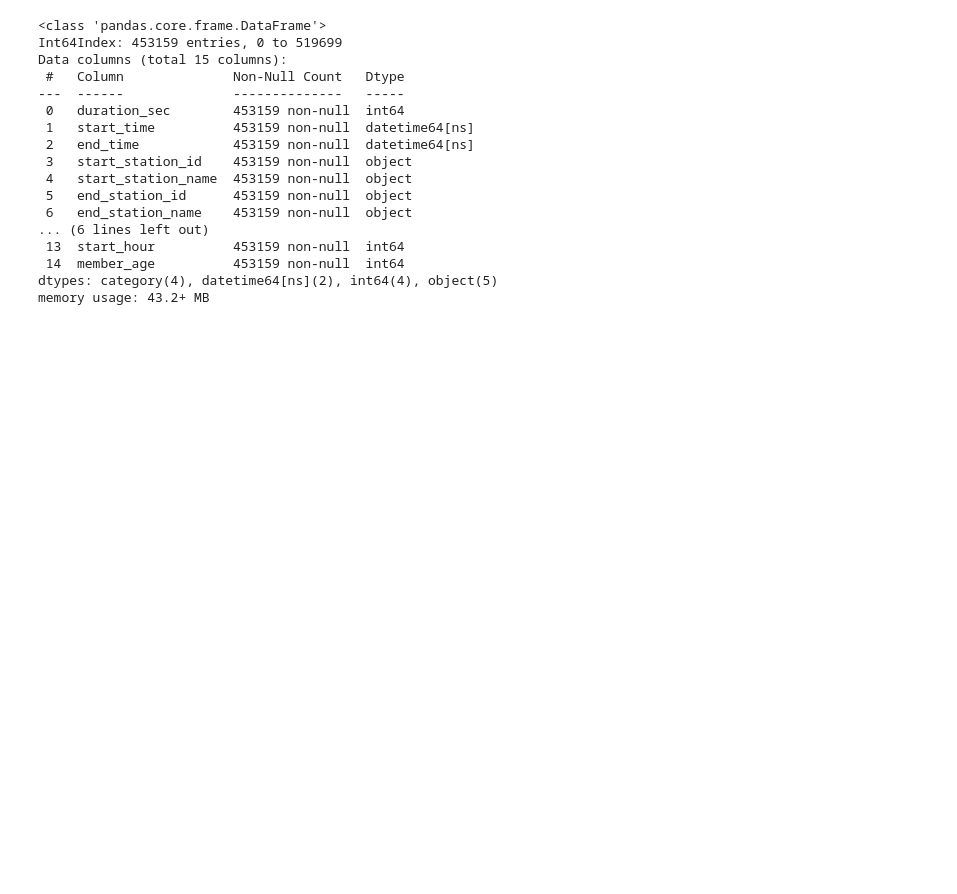
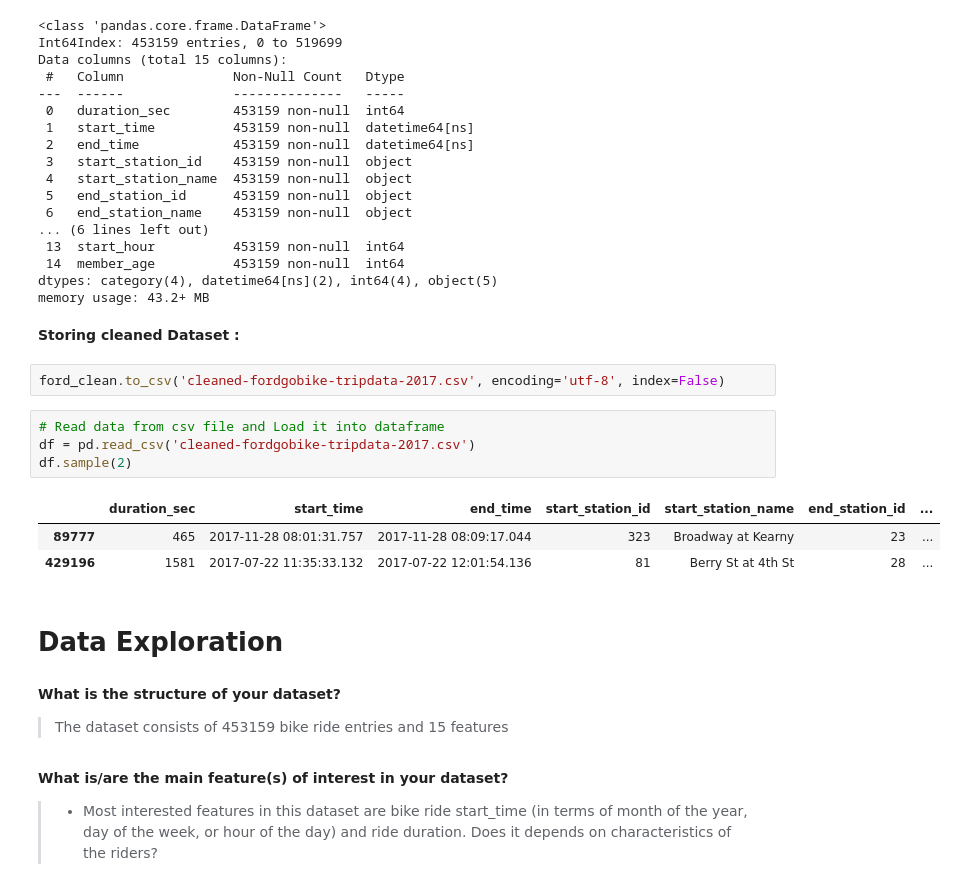
Before and after one commit to wahyunh10/Data-Exploration-Ford-GoBike-Project, a Jupyter notebook: Data_Exploration_Ford_GoBike_Project.ipynb, the cells around one changed output. Cells and saved outputs as stored; diff of their text form; blank space fills up the shorter version.

```diff
--- a/Data_Exploration_Ford_GoBike_Project.ipynb
+++ b/Data_Exploration_Ford_GoBike_Project.ipynb
@@ -245,3 +245,29 @@ Data columns (total 15 columns):
  14  member_age          453159 non-null  int64
 dtypes: category(4), datetime64[ns](2), int64(4), object(5)
 memory usage: 43.2+ MB
+# %% [markdown]
+**Storing cleaned Dataset :**
+# %%
+ford_clean.to_csv('cleaned-fordgobike-tripdata-2017.csv', encoding='utf-8', index=False)
+# %%
+# Read data from csv file and Load it into dataframe
+df = pd.read_csv('cleaned-fordgobike-tripdata-2017.csv')
+df.sample(2)
+# %% [output]
+|  | duration_sec | start_time | end_time | start_station_id | start_station_name | end_station_id | ... |
+| 89777 | 465 | 2017-11-28 08:01:31.757 | 2017-11-28 08:09:17.044 | 323 | Broadway at Kearny | 23 | ... |
+| 429196 | 1581 | 2017-07-22 11:35:33.132 | 2017-07-22 12:01:54.136 | 81 | Berry St at 4th St | 28 | ... |
+# %% [markdown]
+# **Data Exploration**
+# %% [markdown]
+**What is the structure of your dataset?**
+
+
+
+> The dataset consists of 453159 bike ride entries and 15 features
+# %% [markdown]
+**What is/are the main feature(s) of interest in your dataset?**
+
+
+
+> * Most interested features in this dataset are bike ride start_time (in terms of month of the year, day of the week, or hour of the day) and ride duration. Does it depends on characteristics of the riders?
```
Also changed, not shown: parts of 3 cells of this notebook.
